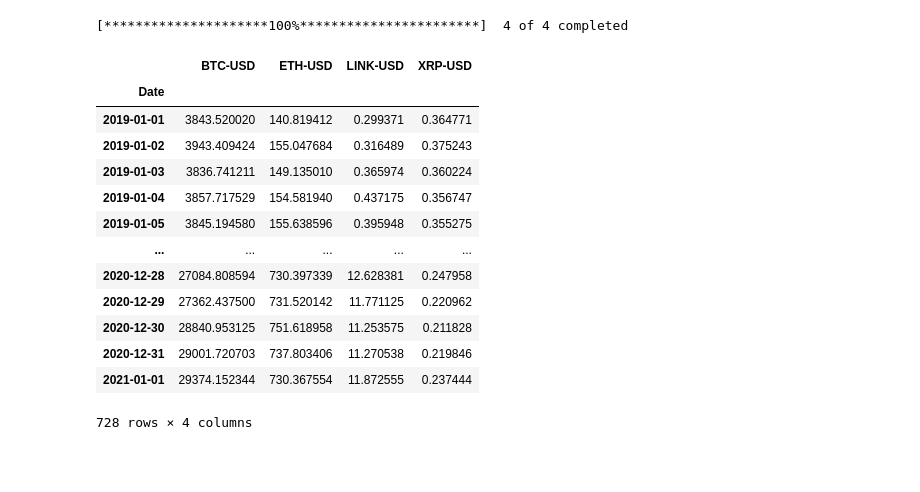
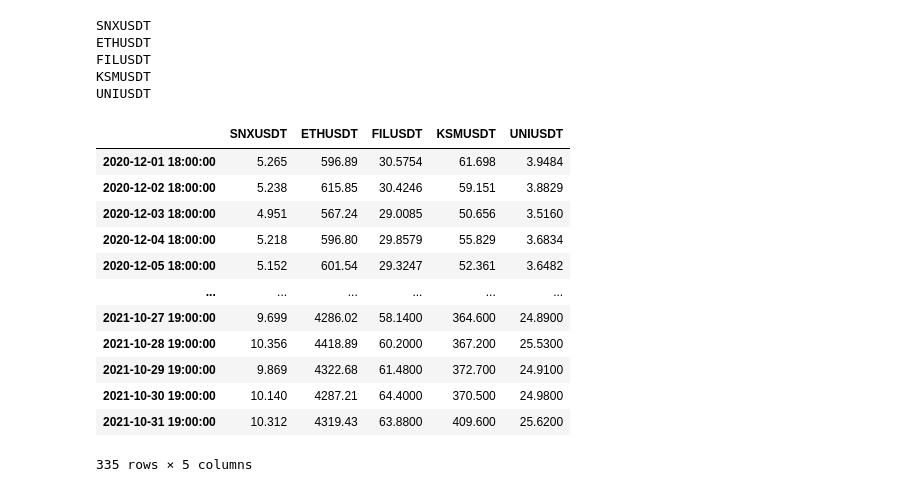
Before and after one commit to dev-jamesk/Crypto-Efficient-Frontier-Visualizer, a Jupyter notebook: Lab.ipynb, the cells around one changed output. Cells and saved outputs as stored; diff of their text form; code cells hidden in the pictures; blank space fills up the shorter version.

```diff
--- a/Lab.ipynb
+++ b/Lab.ipynb
@@ -1,40 +0,0 @@
-# %%
-import pandas as pd
-import numpy as np
-import matplotlib.pyplot as plt
-import yfinance as yf
-import seaborn as sns
-import quandl
-import sys
-import scipy.optimize as scoplt
-
-import plotly.graph_objects as go
-from plotly.subplots import make_subplots
-import plotly.express as px
-import plotly.figure_factory as ff
-
-plt.style.use('fivethirtyeight')
-np.random.seed(777)
-
-data = yf.download(['BTC-USD','ETH-USD','XRP-USD','LINK-USD'],start="2019-01-01",end="2021-01-01")
-#data = yf.download(['AAPL','NKE','GOOGL','AMZN'],start="2018-01-01",end="2021-01-01")
-
-daily_returns = data
-data = data['Adj Close']
-data
-# %% [output]
-[*********************100%***********************]  4 of 4 completed
-|  | BTC-USD | ETH-USD | LINK-USD | XRP-USD |
-| Date |  |  |  |  |
-| 2019-01-01 | 3843.520020 | 140.819412 | 0.299371 | 0.364771 |
-| 2019-01-02 | 3943.409424 | 155.047684 | 0.316489 | 0.375243 |
-| 2019-01-03 | 3836.741211 | 149.135010 | 0.365974 | 0.360224 |
-| 2019-01-04 | 3857.717529 | 154.581940 | 0.437175 | 0.356747 |
-| 2019-01-05 | 3845.194580 | 155.638596 | 0.395948 | 0.355275 |
-| ... | ... | ... | ... | ... |
-| 2020-12-28 | 27084.808594 | 730.397339 | 12.628381 | 0.247958 |
-| 2020-12-29 | 27362.437500 | 731.520142 | 11.771125 | 0.220962 |
-| 2020-12-30 | 28840.953125 | 751.618958 | 11.253575 | 0.211828 |
-| 2020-12-31 | 29001.720703 | 737.803406 | 11.270538 | 0.219846 |
-| 2021-01-01 | 29374.152344 | 730.367554 | 11.872555 | 0.237444 |
-728 rows × 4 columns
@@ -41,2 +52,29 @@ data
+# %%
+data = download(['SNXUSDT','ETHUSDT','FILUSDT','KSMUSDT','UNIUSDT'], dt.datetime(2020, 12, 1), dt.datetime(2021, 11, 1) )
+#data = yf.download(['BTC-USD','ETH-USD','XRP-USD','LINK-USD'],start="2019-01-01",end="2021-01-01")
+#data = yf.download(['AAPL','NKE','GOOGL','AMZN'],start="2018-01-01",end="2021-01-01")
+
+daily_returns = data
+#data = data['Adj Close']
+data
+# %% [output]
+SNXUSDT
+ETHUSDT
+FILUSDT
+KSMUSDT
+UNIUSDT
+|  | SNXUSDT | ETHUSDT | FILUSDT | KSMUSDT | UNIUSDT |
+| 2020-12-01 18:00:00 | 5.265 | 596.89 | 30.5754 | 61.698 | 3.9484 |
+| 2020-12-02 18:00:00 | 5.238 | 615.85 | 30.4246 | 59.151 | 3.8829 |
+| 2020-12-03 18:00:00 | 4.951 | 567.24 | 29.0085 | 50.656 | 3.5160 |
+| 2020-12-04 18:00:00 | 5.218 | 596.80 | 29.8579 | 55.829 | 3.6834 |
+| 2020-12-05 18:00:00 | 5.152 | 601.54 | 29.3247 | 52.361 | 3.6482 |
+| ... | ... | ... | ... | ... | ... |
+| 2021-10-27 19:00:00 | 9.699 | 4286.02 | 58.1400 | 364.600 | 24.8900 |
+| 2021-10-28 19:00:00 | 10.356 | 4418.89 | 60.2000 | 367.200 | 25.5300 |
+| 2021-10-29 19:00:00 | 9.869 | 4322.68 | 61.4800 | 372.700 | 24.9100 |
+| 2021-10-30 19:00:00 | 10.140 | 4287.21 | 64.4000 | 370.500 | 24.9800 |
+| 2021-10-31 19:00:00 | 10.312 | 4319.43 | 63.8800 | 409.600 | 25.6200 |
+335 rows × 5 columns
 # %%
 # Calculate daily return.
```
Also changed, not shown: parts of 14 cells of this notebook.
